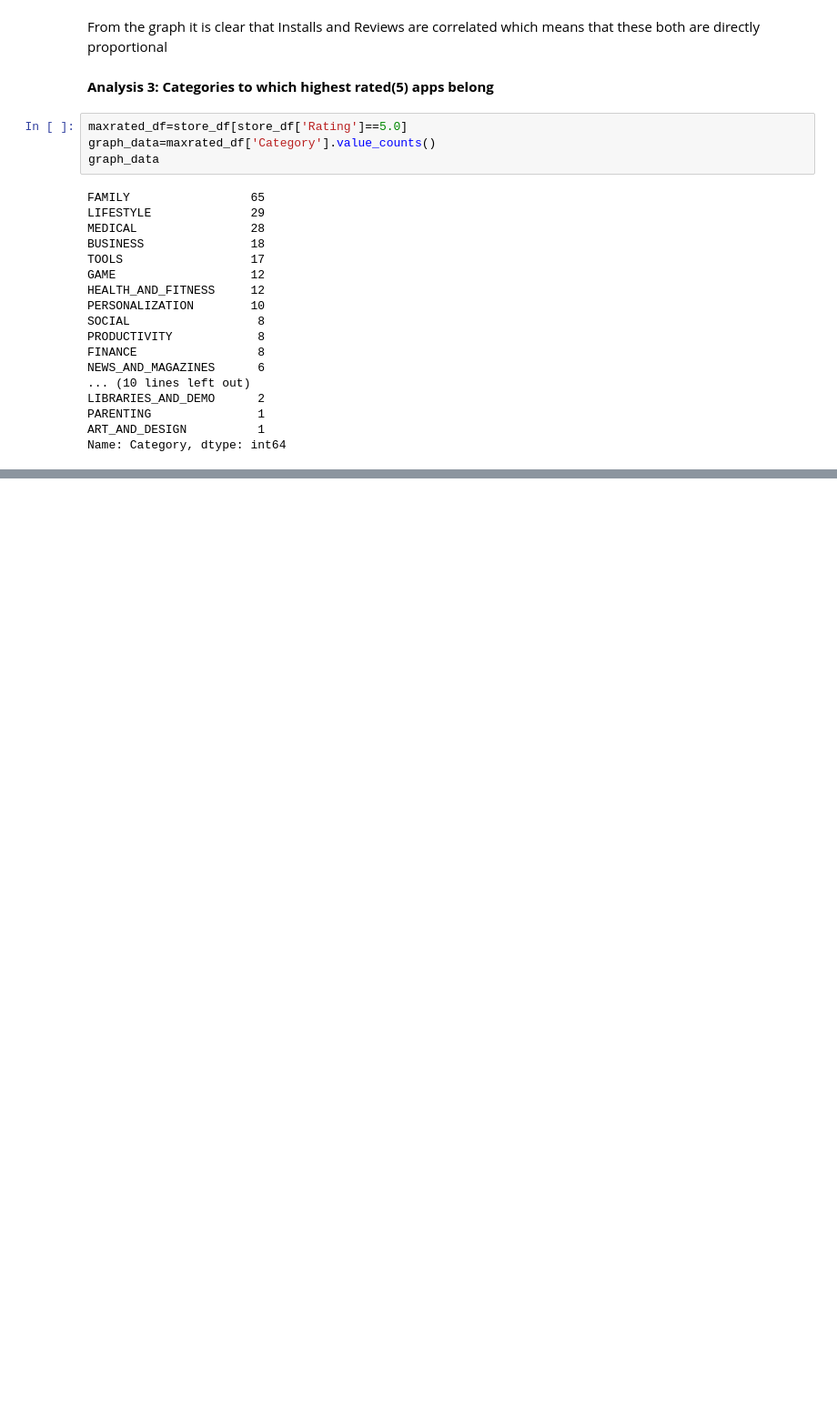
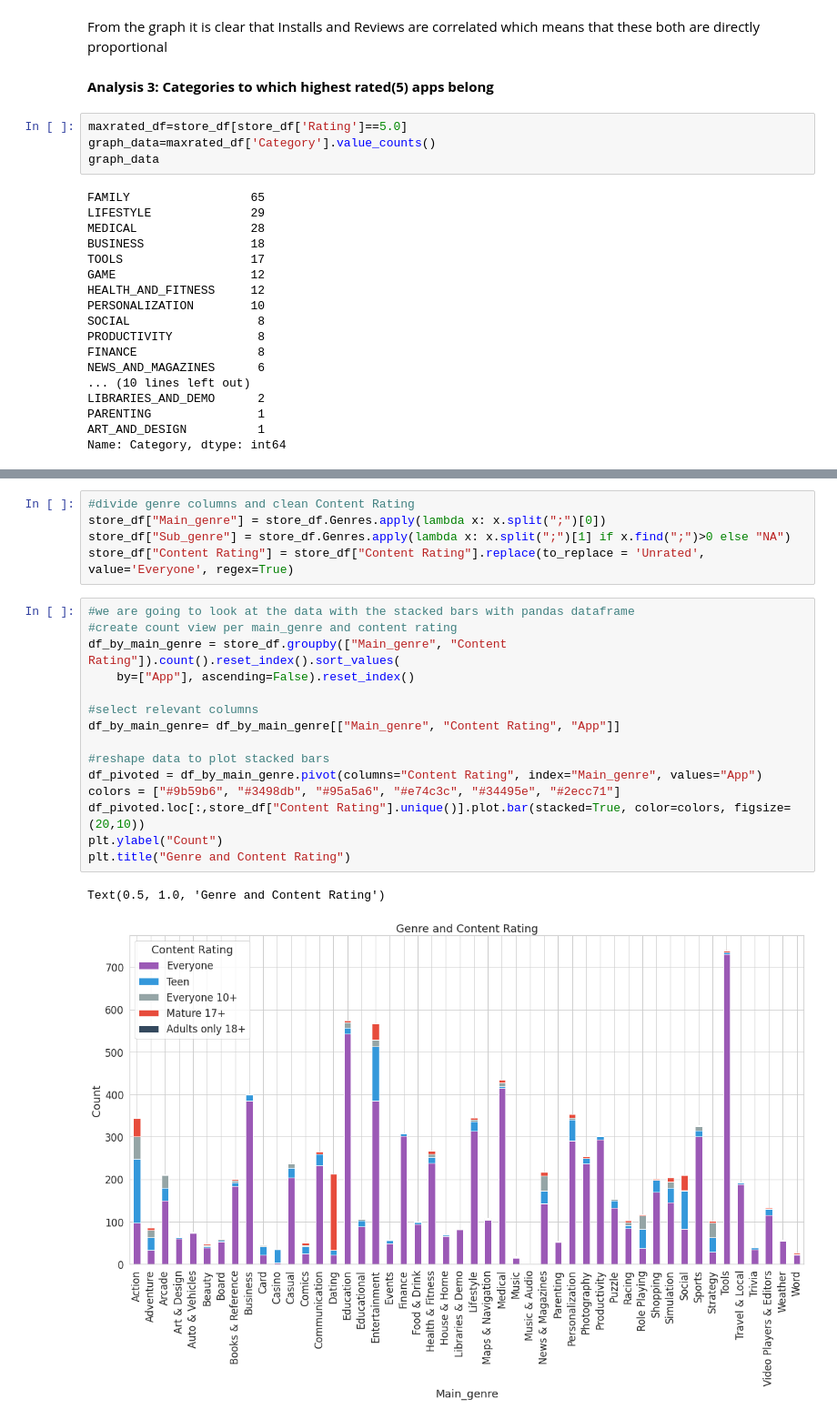
Before and after one commit to ankii7546/Play-Store-App-Review-Analysis, a Jupyter notebook: Capstone_Project_Play_Store_App_Review_Analysis_Individual.ipynb, the cells around one changed output, grey strips where cells are left out. Shown at 91% size. Drawn from its saved outputs; the diff is of its cells as text; blank space fills up the shorter version.

```diff
--- a/Capstone_Project_Play_Store_App_Review_Analysis_Individual.ipynb
+++ b/Capstone_Project_Play_Store_App_Review_Analysis_Individual.ipynb
@@ -345,0 +439,23 @@ TypeError: ignored
+# %%
+#divide genre columns and clean Content Rating
+store_df["Main_genre"] = store_df.Genres.apply(lambda x: x.split(";")[0])
+store_df["Sub_genre"] = store_df.Genres.apply(lambda x: x.split(";")[1] if x.find(";")>0 else "NA")
+store_df["Content Rating"] = store_df["Content Rating"].replace(to_replace = 'Unrated', value='Everyone', regex=True)
+# %%
+#we are going to look at the data with the stacked bars with pandas dataframe
+#create count view per main_genre and content rating
+df_by_main_genre = store_df.groupby(["Main_genre", "Content Rating"]).count().reset_index().sort_values(
+    by=["App"], ascending=False).reset_index()
+
+#select relevant columns
+df_by_main_genre= df_by_main_genre[["Main_genre", "Content Rating", "App"]]
+
+#reshape data to plot stacked bars
+df_pivoted = df_by_main_genre.pivot(columns="Content Rating", index="Main_genre", values="App")
+colors = ["#9b59b6", "#3498db", "#95a5a6", "#e74c3c", "#34495e", "#2ecc71"]
+df_pivoted.loc[:,store_df["Content Rating"].unique()].plot.bar(stacked=True, color=colors, figsize=(20,10))
+plt.ylabel("Count")
+plt.title("Genre and Content Rating")
+# %% [output]
+Text(0.5, 1.0, 'Genre and Content Rating')
+[figure, added]
```
Also changed, not shown: parts of 19 cells of this notebook.
